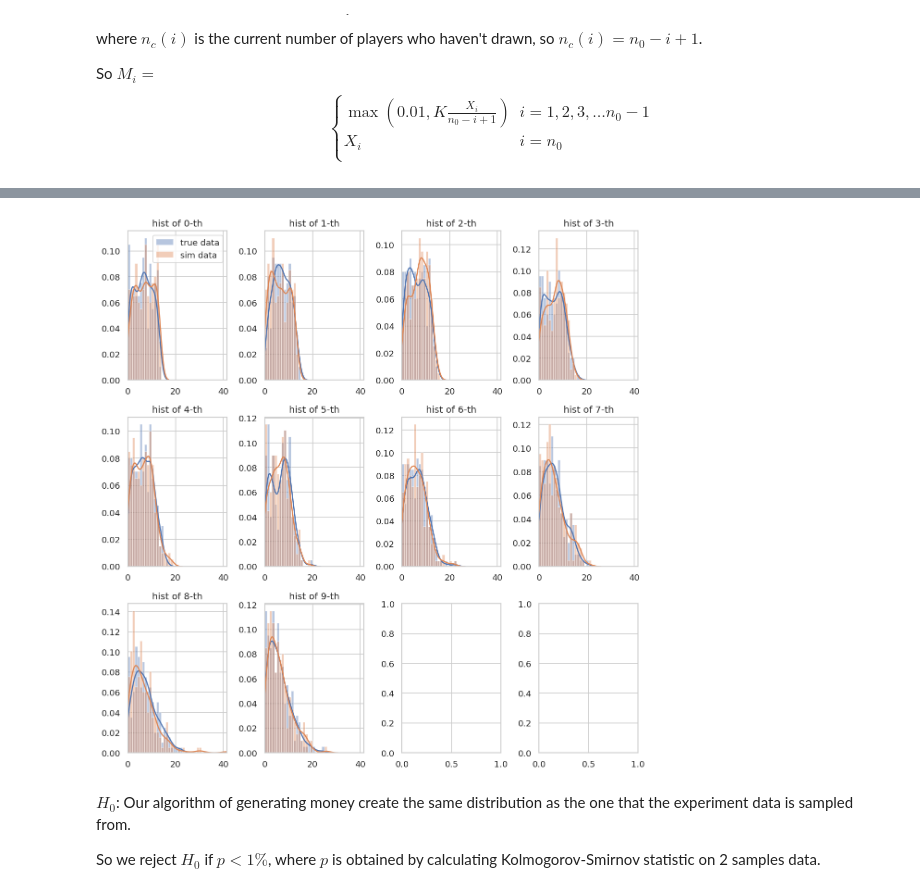
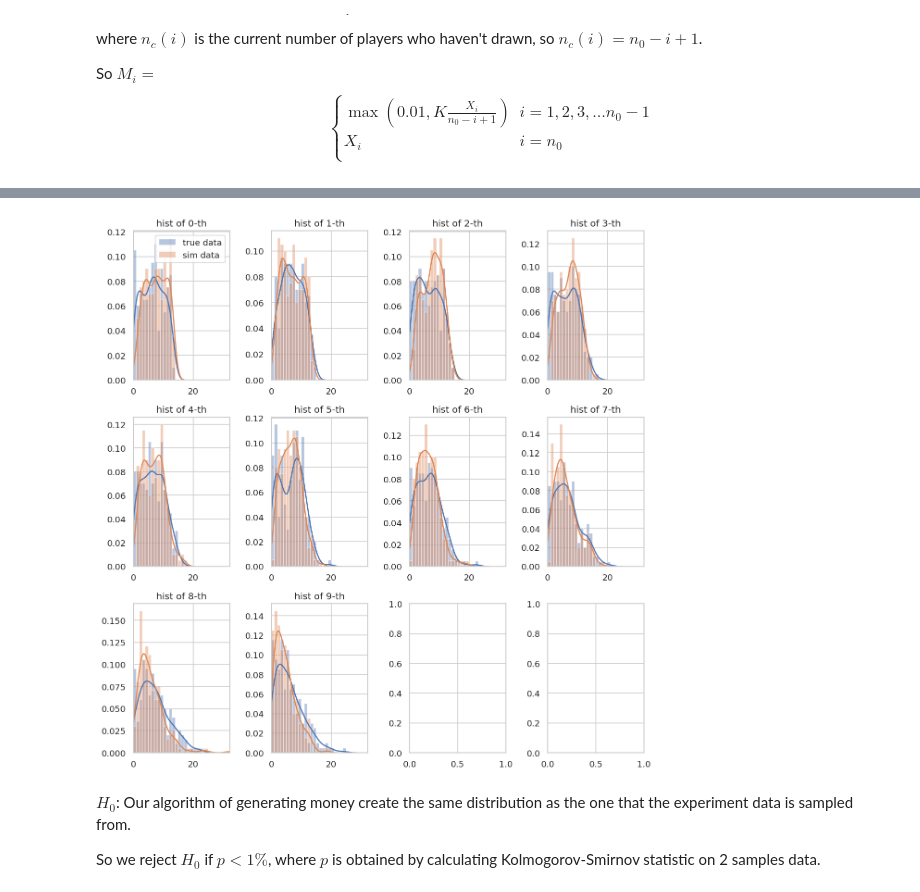
Before and after one commit to tjysdsg/wechat-red-bag, a Jupyter notebook: simulation.ipynb, the cells around one changed output, grey strips where cells are left out. Drawn from its saved outputs; the diff is of its cells as text; code cells hidden in the pictures.

```diff
--- a/simulation.ipynb
+++ b/simulation.ipynb
@@ -52,7 +52,8 @@ class RedBag:
         else:
             min_ = 0.01
             max_ = 2 * self.money_remain / self.n_remain
-            money = np.random.uniform(0, 1.0, 1)[0] * max_
+            k = np.random.uniform(0.1, 1.0, 1)[0]
+            money = k * max_
             money = max(min_, money)
             self.n_remain -= 1
             self.money_remain -= money
@@ -65,7 +60,0 @@ def sim_trial(n_bags: int, money: float):
-# %%
-n_trials = 200
-n_players = 10
-money = 66.0
-np.random.seed(1024)
-data = np.asarray([sim_trial(n_players, money) for i in range(n_trials)]).T
-data.shape
@@ -73,0 +61,21 @@ data.shape
+# %%
+def sim_trial(n_players: int, money: float, trial_i: int):
+    """
+    :return: [order, money, trial]
+    """
+    rb = RedBag(n_players, money)
+    money = np.asarray([rb.get_money() for _ in range(n_players)]).reshape(n_players, 1)
+    trial = np.ones((n_players, 1), dtype=int) * trial_i
+    order = np.arange(n_players, dtype=int).reshape(n_players, 1)
+    return np.hstack([order, money, trial])
+
+
+def sim_trials(n_trials=200, n_players=10, money=66.0):
+    np.random.seed(1024)
+    data = np.vstack([sim_trial(n_players, money, i) for i in range(n_trials)])
+    data = pd.DataFrame(data, columns=['order', 'money', 'trial'])
+    data = data.astype({'order': int, 'money': float, 'trial': int})
+    return data
+
+data = sim_trials()
+data
@@ -74,22 +96,23 @@ data.shape
 # %%
-def plot_hist_for_players(data1: np.ndarray, data2: np.ndarray,
-                          bin_size: float = 1.0):
+def plot_hist_for_players(data1, data2, bin_size: float = 1.0):
     fig, axs = plt.subplots(3, 4)
     fig.set_size_inches(10.24, 10.24)
     axs = axs.flat
-    xlim = max(np.max(data1), np.max(data2))
+    xlim = max(np.max(data1.money), np.max(data2.money))
     bins = np.arange(0.0, xlim + 0.1, step=bin_size)
     for i in range(10):
-        sns.distplot(data1[i,], bins=bins, label="true data", ax=axs[i])
-        sns.distplot(data2[i,], bins=bins, label="sim data", ax=axs[i])
+        _data1 = data1[data1.order == i].money.values
+        _data2 = data2[data2.order == i].money.values
+        sns.distplot(_data1, bins=bins, label="true data", ax=axs[i])
+        sns.distplot(_data2, bins=bins, label="sim data", ax=axs[i])
         axs[i].set_title('hist of {}-th'.format(i))
         axs[i].set_xlim([0, xlim])
     axs[0].legend()
     fig.tight_layout()
     plt.savefig("distribution-true-and-sim.png")
     plt.show()
 
-data_true = np.loadtxt('trials.csv')
+data_true = pd.read_csv('data_df.csv')
 plot_hist_for_players(data_true, data)
 # %% [output]
-[figure, old version]
+[figure, new version]
```
Also changed, not shown: parts of 9 cells of this notebook, 20 other files.
